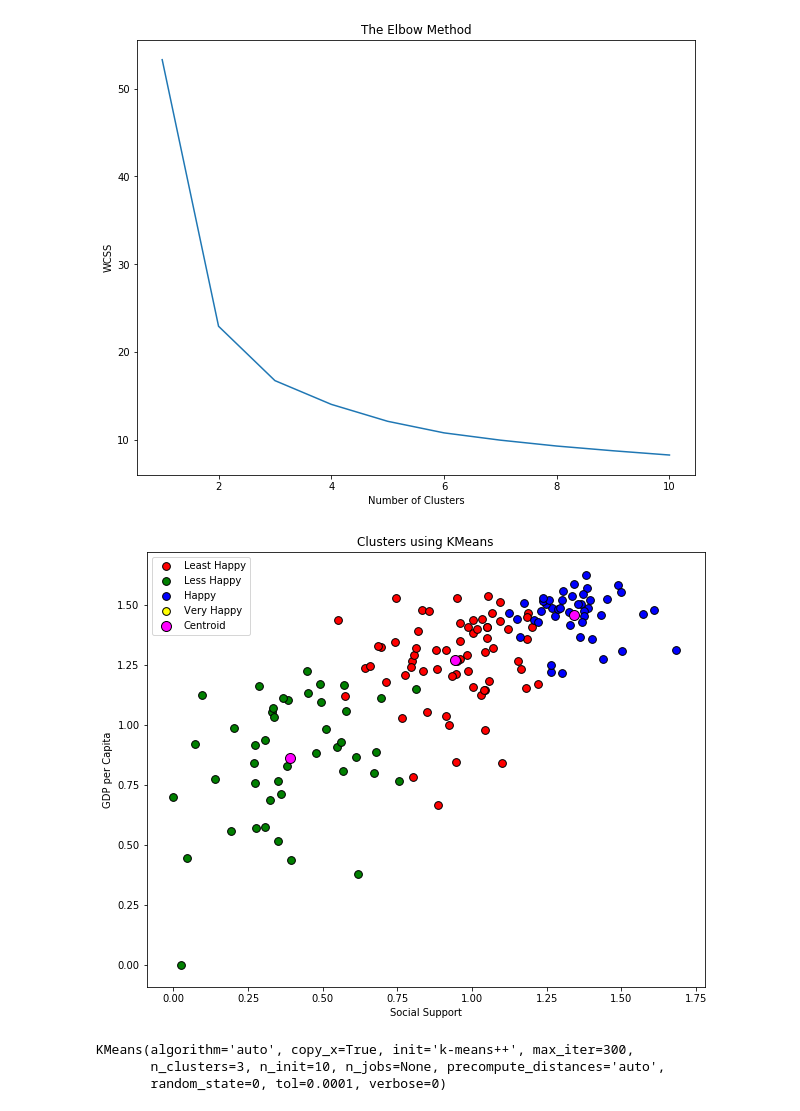
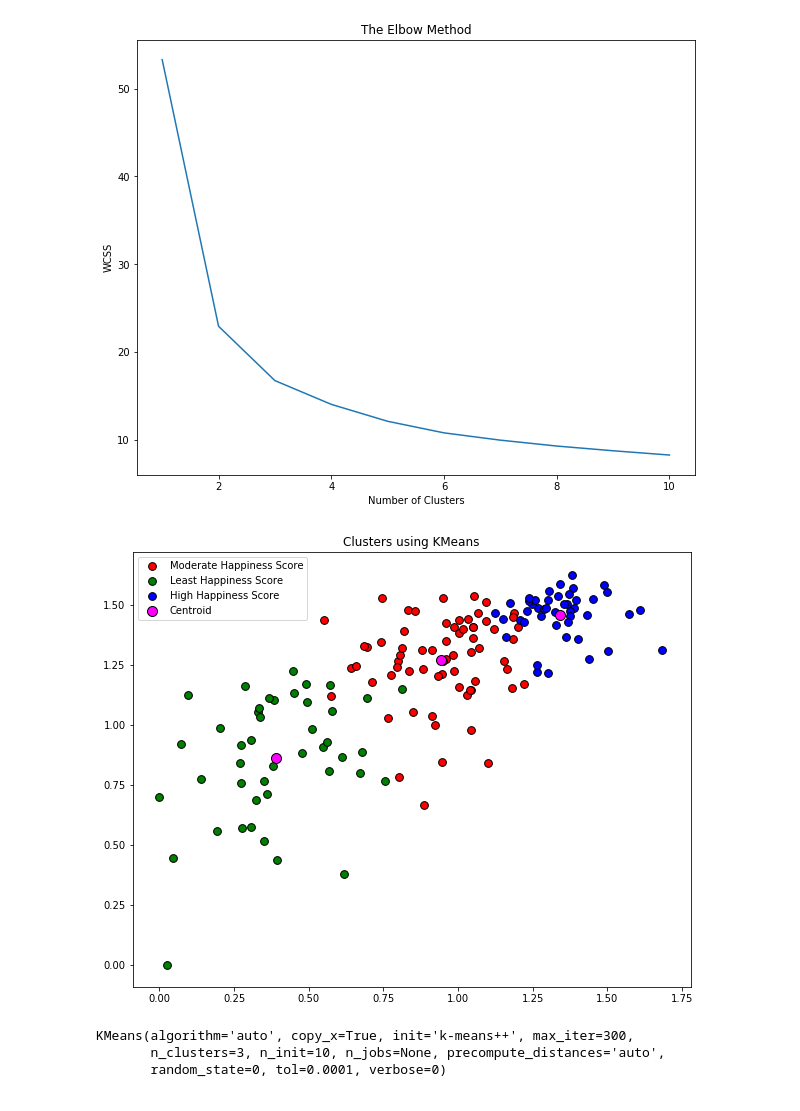
Before and after one commit to anishaa95/Happiness_Index_Final_Project, a Jupyter notebook: K-means Clustering/kmeans_test.ipynb, the cells around one changed output. Saved outputs shown, nothing was run; the diff lists cells and outputs as text; code cells hidden in the pictures.

Commit message:
updated labels

```diff
--- a/K-means Clustering/kmeans_test.ipynb
+++ b/K-means Clustering/kmeans_test.ipynb
@@ -75,20 +75,20 @@ clf = KMeans(n_clusters=3, init='k-means++', max_iter=300, n_init=10,  random_st
 y_kmeans = clf.fit_predict(X)
 # %%
 fig = plt.figure(figsize=(10, 8))
-plt.scatter(X[y_kmeans == 0, 0], X[y_kmeans == 0, 1], color='red', s=60, label='Least Happy', edgecolors='black')
-plt.scatter(X[y_kmeans == 1, 0], X[y_kmeans == 1, 1], color='green', s=60, label='Less Happy', edgecolors='black')
-plt.scatter(X[y_kmeans == 2, 0], X[y_kmeans == 2, 1], color='blue',s=60, label='Happy', edgecolors='black')
-plt.scatter(X[y_kmeans == 3, 0], X[y_kmeans == 3, 1], color='yellow', s=60, label='Very Happy', edgecolors='black')
+plt.scatter(X[y_kmeans == 0, 0], X[y_kmeans == 0, 1], color='red', s=60, label='Moderate Happiness Score', edgecolors='black')
+plt.scatter(X[y_kmeans == 1, 0], X[y_kmeans == 1, 1], color='green', s=60, label='Least Happiness Score', edgecolors='black')
+plt.scatter(X[y_kmeans == 2, 0], X[y_kmeans == 2, 1], color='blue',s=60, label='High Happiness Score', edgecolors='black')
+# plt.scatter(X[y_kmeans == 3, 0], X[y_kmeans == 3, 1], color='yellow', s=60, label='Very Happy', edgecolors='black')
 # plt.scatter(X[y_kmeans == 4, 0], X[y_kmeans == 4, 1], color='cyan', s=60, label='Cluster 5', edgecolors='black')
 # cluster centres
 plt.scatter(clf.cluster_centers_[:, 0], clf.cluster_centers_[:, 1], color='magenta', s=100, label='Centroid',edgecolors='black')
 plt.legend()
 plt.title('Clusters using KMeans')
-plt.ylabel('GDP per Capita')
-plt.xlabel('Social Support')
+# plt.ylabel('GDP per Capita')
+# plt.xlabel('Social Support')
 plt.show()
 # %% [output]
-[figure, old version]
+[figure, new version]
 # %%
 clf
 # %% [output]
```
Also changed, not shown: parts of 2 cells of this notebook, 1 other file.
